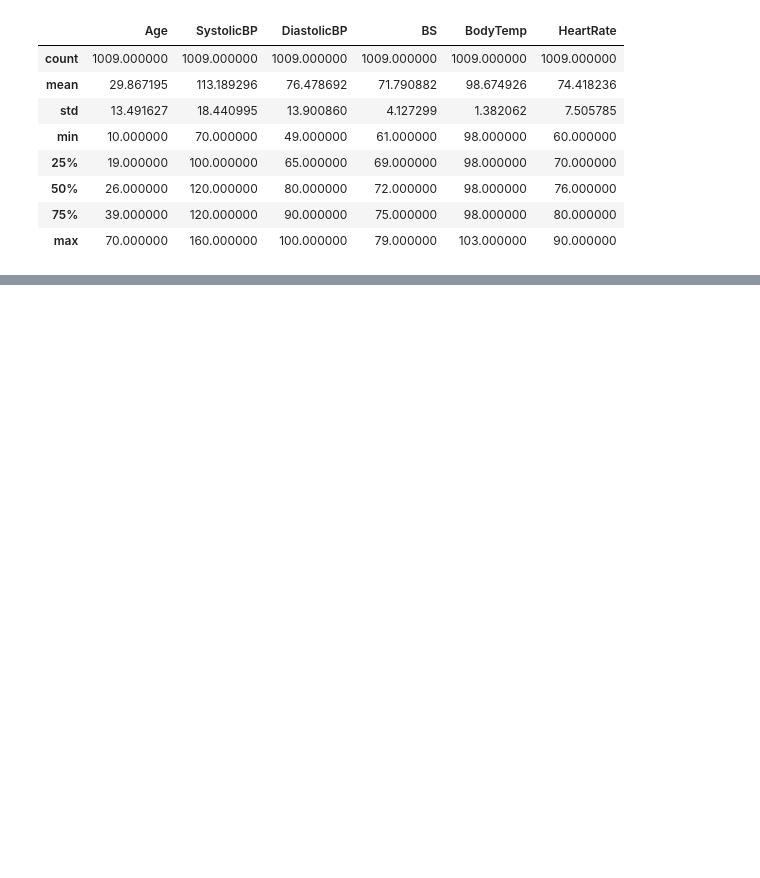
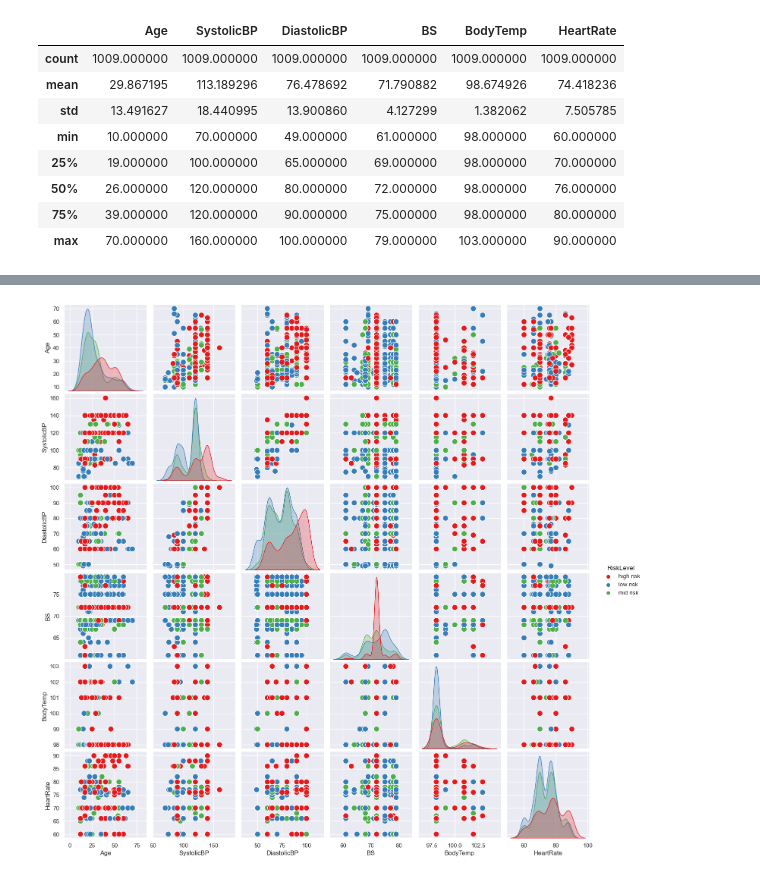
Before and after one commit to danlerr/Fondamenti-del-machine-learning, a Jupyter notebook: step2.ipynb, the cells around one changed output, grey strips where cells are left out. Saved outputs shown, nothing was run; the diff lists cells and outputs as text; code cells hidden in the pictures; blank space fills up the shorter version.

```diff
--- a/step2.ipynb
+++ b/step2.ipynb
@@ -353,0 +391,7 @@ training.describe()
+# %%
+
+sns.pairplot(training, hue='RiskLevel', markers='o',  palette='Set1' , plot_kws={'s': 110})
+
+plt.show()
+# %% [output]
+[figure, added]
```
Also changed, not shown: parts of 25 cells of this notebook, 1 other file.
